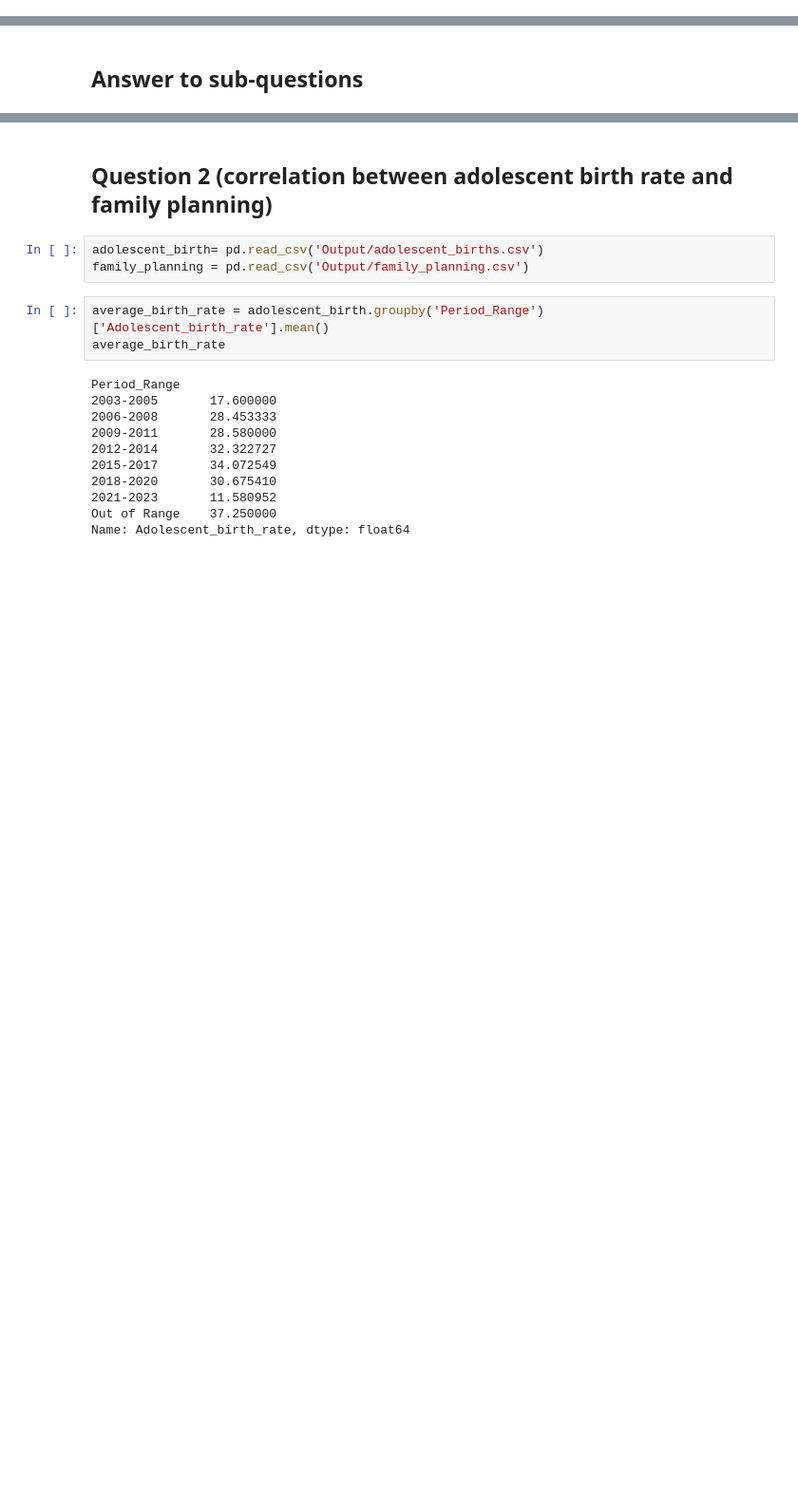
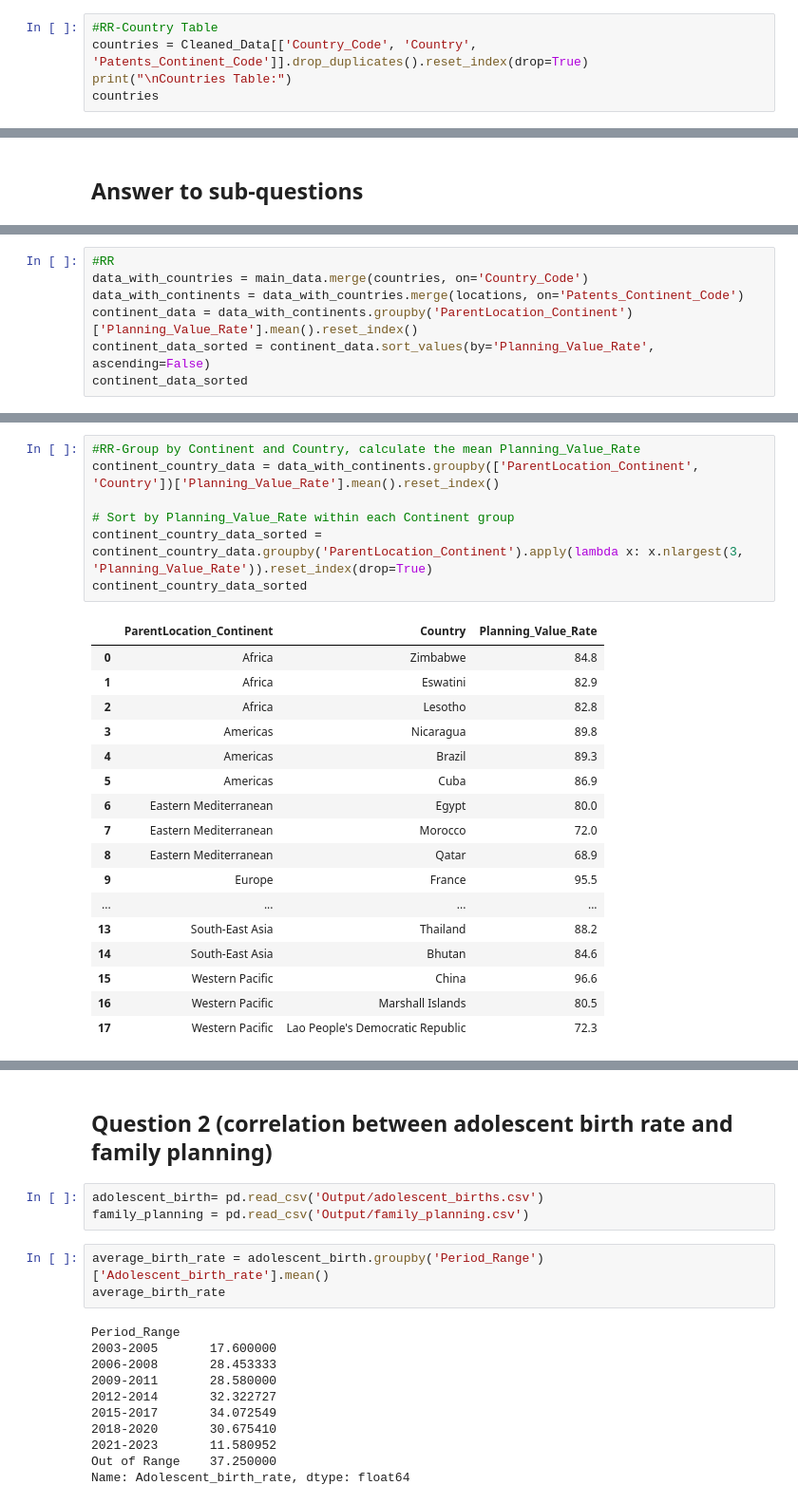
Before and after one commit to laurar9889/Project_3_Team_1, a Jupyter notebook: main_file.ipynb, the cells around one changed output, grey strips where cells are left out. Shown at 95% size. Drawn from its saved outputs; the diff is of its cells as text; blank space fills up the shorter version.

```diff
--- a/main_file.ipynb
+++ b/main_file.ipynb
@@ -1037,0 +1132,5 @@ cleaned_care_coverage_df.to_csv("Output/care_coverage.csv", index=False)
+# %%
+#RR-Country Table
+countries = Cleaned_Data[['Country_Code', 'Country', 'Patents_Continent_Code']].drop_duplicates().reset_index(drop=True)
+print("\nCountries Table:")
+countries
@@ -1039,0 +1198,7 @@ cleaned_care_coverage_df.to_csv("Output/care_coverage.csv", index=False)
+# %%
+#RR
+data_with_countries = main_data.merge(countries, on='Country_Code')
+data_with_continents = data_with_countries.merge(locations, on='Patents_Continent_Code')
+continent_data = data_with_continents.groupby('ParentLocation_Continent')['Planning_Value_Rate'].mean().reset_index()
+continent_data_sorted = continent_data.sort_values(by='Planning_Value_Rate', ascending=False)
+continent_data_sorted
@@ -1039,0 +1299,25 @@ cleaned_care_coverage_df.to_csv("Output/care_coverage.csv", index=False)
+# %%
+#RR-Group by Continent and Country, calculate the mean Planning_Value_Rate
+continent_country_data = data_with_continents.groupby(['ParentLocation_Continent', 'Country'])['Planning_Value_Rate'].mean().reset_index()
+
+# Sort by Planning_Value_Rate within each Continent group
+continent_country_data_sorted = continent_country_data.groupby('ParentLocation_Continent').apply(lambda x: x.nlargest(3, 'Planning_Value_Rate')).reset_index(drop=True)
+continent_country_data_sorted
+# %% [output]
+|  | ParentLocation_Continent | Country | Planning_Value_Rate |
+| 0 | Africa | Zimbabwe | 84.8 |
+| 1 | Africa | Eswatini | 82.9 |
+| 2 | Africa | Lesotho | 82.8 |
+| 3 | Americas | Nicaragua | 89.8 |
+| 4 | Americas | Brazil | 89.3 |
+| 5 | Americas | Cuba | 86.9 |
+| 6 | Eastern Mediterranean | Egypt | 80.0 |
+| 7 | Eastern Mediterranean | Morocco | 72.0 |
+| 8 | Eastern Mediterranean | Qatar | 68.9 |
+| 9 | Europe | France | 95.5 |
+| ... | ... | ... | ... |
+| 13 | South-East Asia | Thailand | 88.2 |
+| 14 | South-East Asia | Bhutan | 84.6 |
+| 15 | Western Pacific | China | 96.6 |
+| 16 | Western Pacific | Marshall Islands | 80.5 |
+| 17 | Western Pacific | Lao People's Democratic Republic | 72.3 |
```
Also changed, not shown: parts of 47 cells of this notebook, 6 other files.
